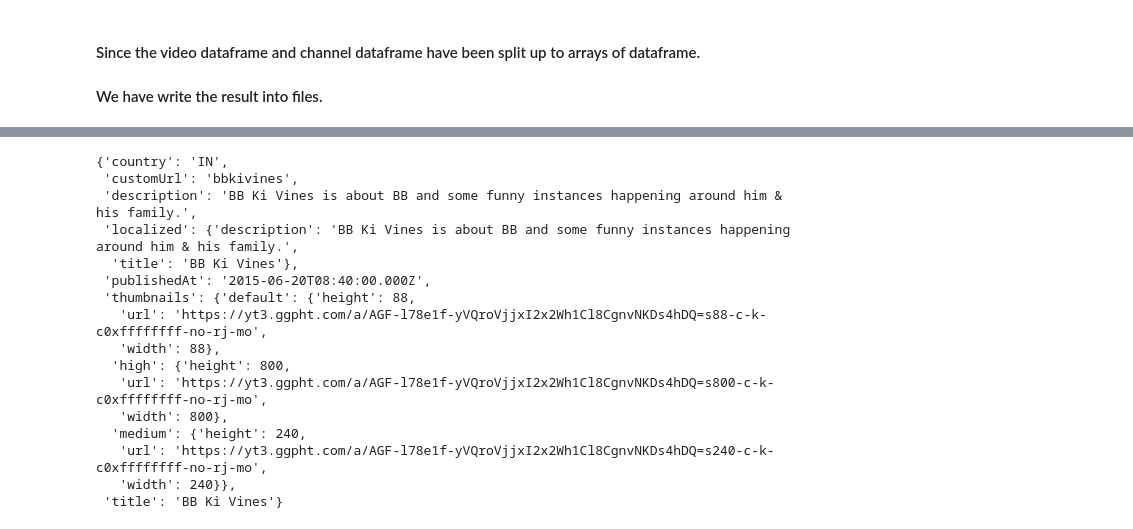
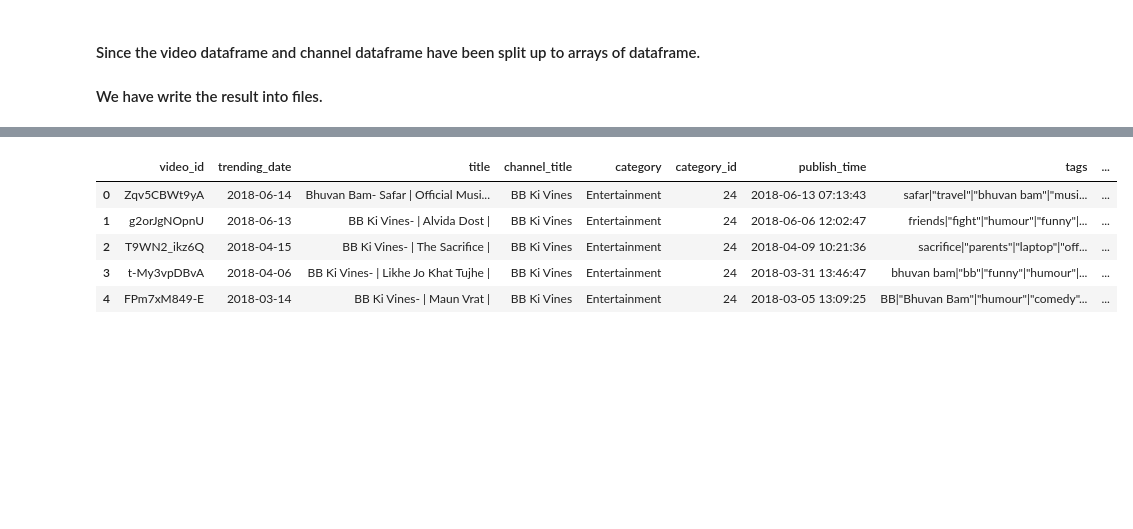
Before and after one commit to emami06/TrendingVideoYouTube, a Jupyter notebook: YouTube.ipynb, the cells around one changed output, grey strips where cells are left out. Cells and saved outputs as stored; diff of their text form; code cells hidden in the pictures; blank space fills up the shorter version.

```diff
--- a/YouTube.ipynb
+++ b/YouTube.ipynb
@@ -691,25 +771,15 @@ df_unique_video_id[df_unique_video_id['channel_title']=="nigahiga"].head()
 | 24147 | tugFFhML7VY | 2018-03-16 | The Nintendoe Paper! | nigahiga | Entertainment | 24 | 2018-03-02 20:08:20 | ryan|"higa"|"higatv"|"nigahiga"|"... | ... |
 # %%
 video_channel_join = pd.merge(df_unique_video_id, chnnel_df_unique__1, on = 'channel_title', how='inner')
-# %%
-video_channel_join['snippet'][1]
-# %% [output]
-{'country': 'IN',
- 'customUrl': 'bbkivines',
- 'description': 'BB Ki Vines is about BB and some funny instances happening around him & his family.',
- 'localized': {'description': 'BB Ki Vines is about BB and some funny instances happening around him & his family.',
-  'title': 'BB Ki Vines'},
- 'publishedAt': '2015-06-20T08:40:00.000Z',
- 'thumbnails': {'default': {'height': 88,
-   'url': 'https://yt3.ggpht.com/a/AGF-l78e1f-yVQroVjjxI2x2Wh1Cl8CgnvNKDs4hDQ=s88-c-k-c0xffffffff-no-rj-mo',
-   'width': 88},
-  'high': {'height': 800,
-   'url': 'https://yt3.ggpht.com/a/AGF-l78e1f-yVQroVjjxI2x2Wh1Cl8CgnvNKDs4hDQ=s800-c-k-c0xffffffff-no-rj-mo',
-   'width': 800},
-  'medium': {'height': 240,
-   'url': 'https://yt3.ggpht.com/a/AGF-l78e1f-yVQroVjjxI2x2Wh1Cl8CgnvNKDs4hDQ=s240-c-k-c0xffffffff-no-rj-mo',
-   'width': 240}},
- 'title': 'BB Ki Vines'}
+# %%
+video_channel_join.head()
+# %% [output]
+|  | video_id | trending_date | title | channel_title | category | category_id | publish_time | tags | ... |
+| 0 | Zqv5CBWt9yA | 2018-06-14 | Bhuvan Bam- Safar | Official Musi... | BB Ki Vines | Entertainment | 24 | 2018-06-13 07:13:43 | safar|"travel"|"bhuvan bam"|"musi... | ... |
+| 1 | g2orJgNOpnU | 2018-06-13 | BB Ki Vines- | Alvida Dost | | BB Ki Vines | Entertainment | 24 | 2018-06-06 12:02:47 | friends|"fight"|"humour"|"funny"|... | ... |
+| 2 | T9WN2_ikz6Q | 2018-04-15 | BB Ki Vines- | The Sacrifice | | BB Ki Vines | Entertainment | 24 | 2018-04-09 10:21:36 | sacrifice|"parents"|"laptop"|"off... | ... |
+| 3 | t-My3vpDBvA | 2018-04-06 | BB Ki Vines- | Likhe Jo Khat Tujhe | | BB Ki Vines | Entertainment | 24 | 2018-03-31 13:46:47 | bhuvan bam|"bb"|"funny"|"humour"|... | ... |
+| 4 | FPm7xM849-E | 2018-03-14 | BB Ki Vines- | Maun Vrat | | BB Ki Vines | Entertainment | 24 | 2018-03-05 13:09:25 | BB|"Bhuvan Bam"|"humour"|"comedy"... | ... |
 # %%
 video_channel_join[video_channel_join['channel_title']== "Elhiwar Ettounsi"].head()
 # %% [output]
```
Also changed, not shown: parts of 68 cells of this notebook.
